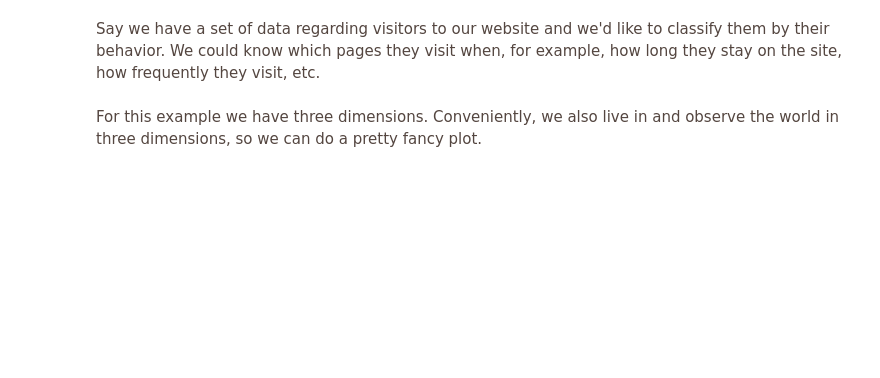
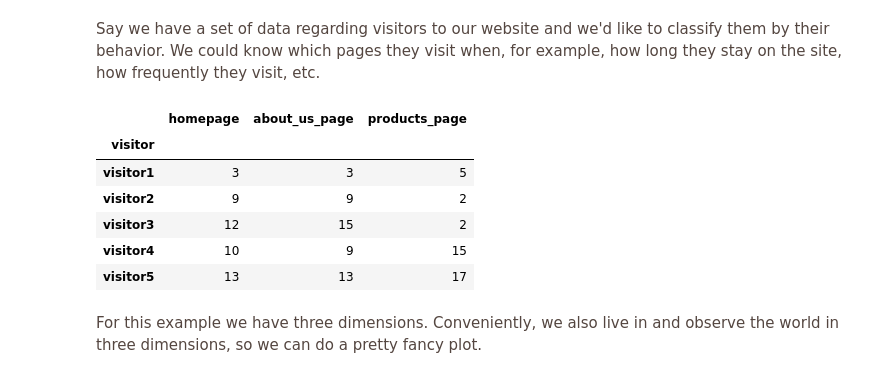
Before and after one commit to kbreit/mastery19, a Jupyter notebook: intro_to_ai/Mastery19_AI_02_Clustering.ipynb, the cells around one changed output. Cells and saved outputs as stored; diff of their text form; code cells hidden in the pictures; blank space fills up the shorter version.

```diff
--- a/intro_to_ai/Mastery19_AI_02_Clustering.ipynb
+++ b/intro_to_ai/Mastery19_AI_02_Clustering.ipynb
@@ -223,8 +224,16 @@ We use $k$-means for clustering in this example, but in other cases this algorit
 # %% [markdown]
 <font color='#544640'>Say we have a set of data regarding visitors to our website and we'd like to classify them by their behavior. We could know which pages they visit when, for example, how long they stay on the site, how frequently they visit, etc.</font>
 # %%
-visitors_df = pd.read_csv('./data/visitors.csv', index_col = 0)
-#visitors_df
+visitors_df = pd.read_csv('https://raw.githubusercontent.com/kbreit/mastery19/master/intro_to_ai/data/visitors.csv', index_col = 0)
+visitors_df.head()
+# %% [output]
+|  | homepage | about_us_page | products_page |
+| visitor |  |  |  |
+| visitor1 | 3 | 3 | 5 |
+| visitor2 | 9 | 9 | 2 |
+| visitor3 | 12 | 15 | 2 |
+| visitor4 | 10 | 9 | 15 |
+| visitor5 | 13 | 13 | 17 |
 # %% [markdown]
 <font color='#544640'>For this example we have three dimensions. Conveniently, we also live in and observe the world in three dimensions, so we can do a pretty fancy plot.</font>
 # %%
```
Also changed, not shown: parts of 14 cells of this notebook.
